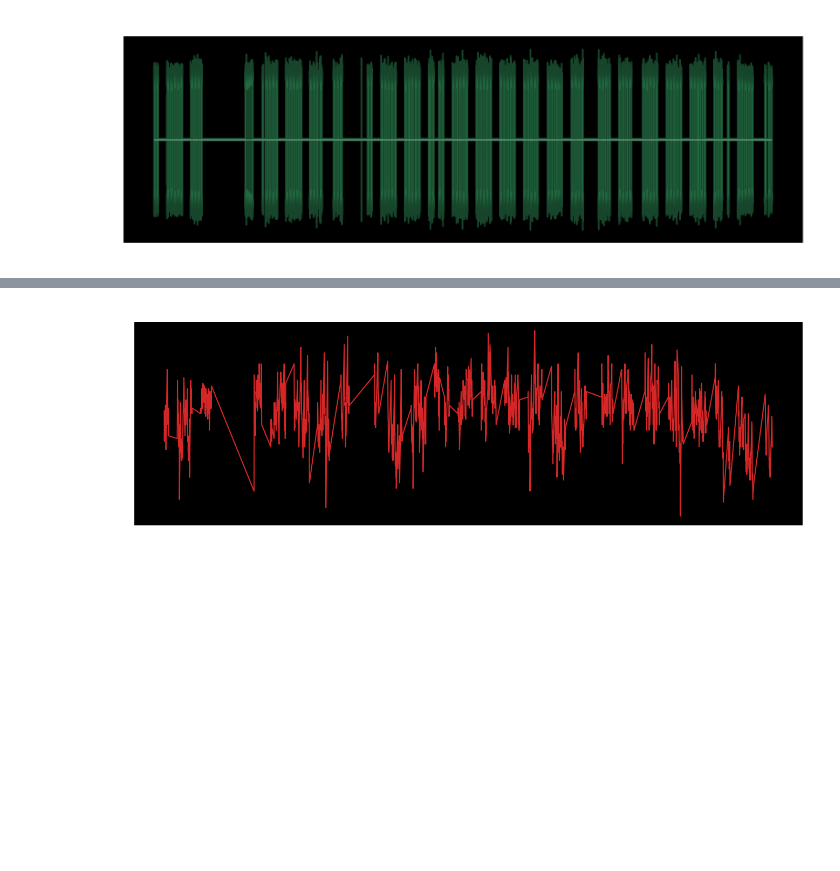
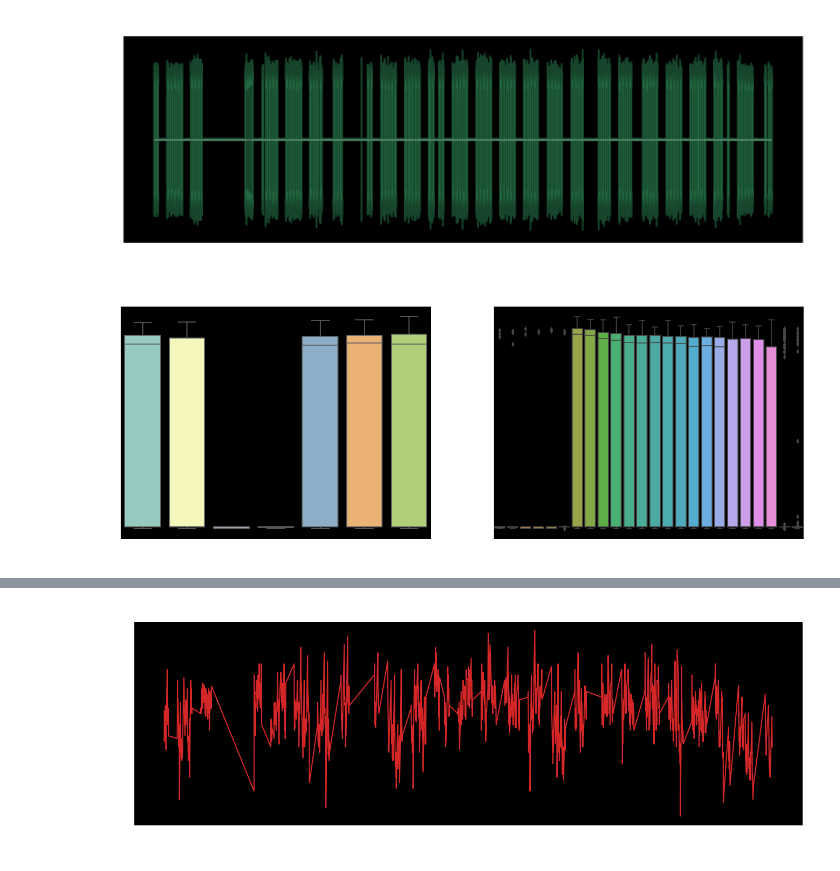
Before and after one commit to Jose-Sabater/vibration-timeseries, a Jupyter notebook: acceleration.ipynb, the cells around one changed output, grey strips where cells are left out. Drawn from its saved outputs; the diff is of its cells as text; code cells hidden in the pictures; blank space fills up the shorter version.

```diff
--- a/acceleration.ipynb
+++ b/acceleration.ipynb
@@ -75,3 +77,14 @@ df_hour['month'] = [d.strftime('%b') for d in df_hour.index]
 df_hour['yearday'] = [d.strftime('%j') for d in df_hour.index]
 df_hour['year'] = [d.strftime('%Y') for d in df_hour.index]
 df_hour['hour']=df_hour['hour'].astype(int)
+# %%
+fig, axes = plt.subplots(1, 2, figsize=(20,7), dpi= 80)
+sns.boxplot(x='weekday', y='acceleration', data=df_hour, ax=axes[0])
+sns.boxplot(x='hour', y='acceleration', data=df_hour.loc[~df_hour.yearweek.isin([1, 52]), :])
+
+# Set Title
+axes[0].set_title('Week-wise Box Plot\n(The Trend)', fontsize=18);
+axes[1].set_title('Hour-wise Box Plot\n(The Seasonality)', fontsize=18)
+plt.show()
+# %% [output]
+[figure, added]
```
Also changed, not shown: parts of 24 cells of this notebook.
